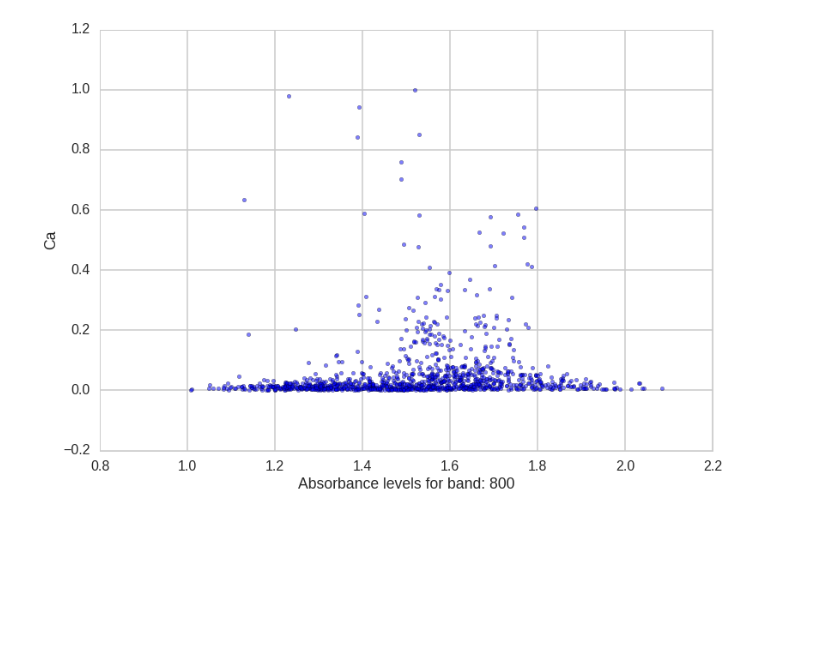
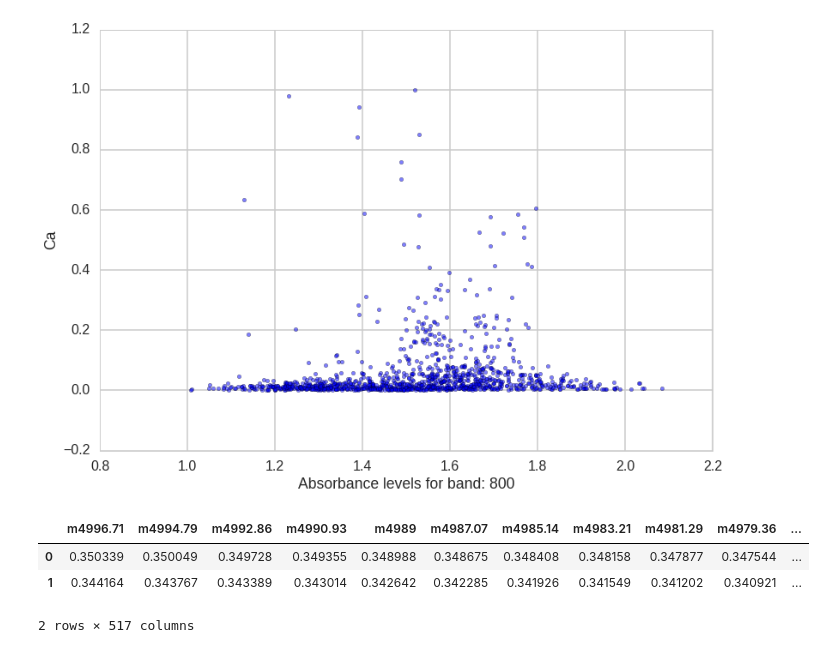
Before and after one commit to numb3r33/African-Soil-Prediction, a Jupyter notebook: notebooks/DataExploration.ipynb, the cells around one changed output. Cells and saved outputs as stored; diff of their text form; code cells hidden in the pictures; blank space fills up the shorter version.

```diff
--- a/notebooks/DataExploration.ipynb
+++ b/notebooks/DataExploration.ipynb
@@ -363,3 +363,10 @@ plt.xlabel('Absorbance levels for band: %s'%band_name)
 plt.ylabel('Ca');
 # %% [output]
 [figure]
+# %%
+train[train.columns[1298:1815]].head(2)
+# %% [output]
+|  | m4996.71 | m4994.79 | m4992.86 | m4990.93 | m4989 | m4987.07 | m4985.14 | m4983.21 | m4981.29 | m4979.36 | ... |
+| 0 | 0.350339 | 0.350049 | 0.349728 | 0.349355 | 0.348988 | 0.348675 | 0.348408 | 0.348158 | 0.347877 | 0.347544 | ... |
+| 1 | 0.344164 | 0.343767 | 0.343389 | 0.343014 | 0.342642 | 0.342285 | 0.341926 | 0.341549 | 0.341202 | 0.340921 | ... |
+2 rows × 517 columns
```
Also changed, not shown: parts of 3 cells of this notebook.
